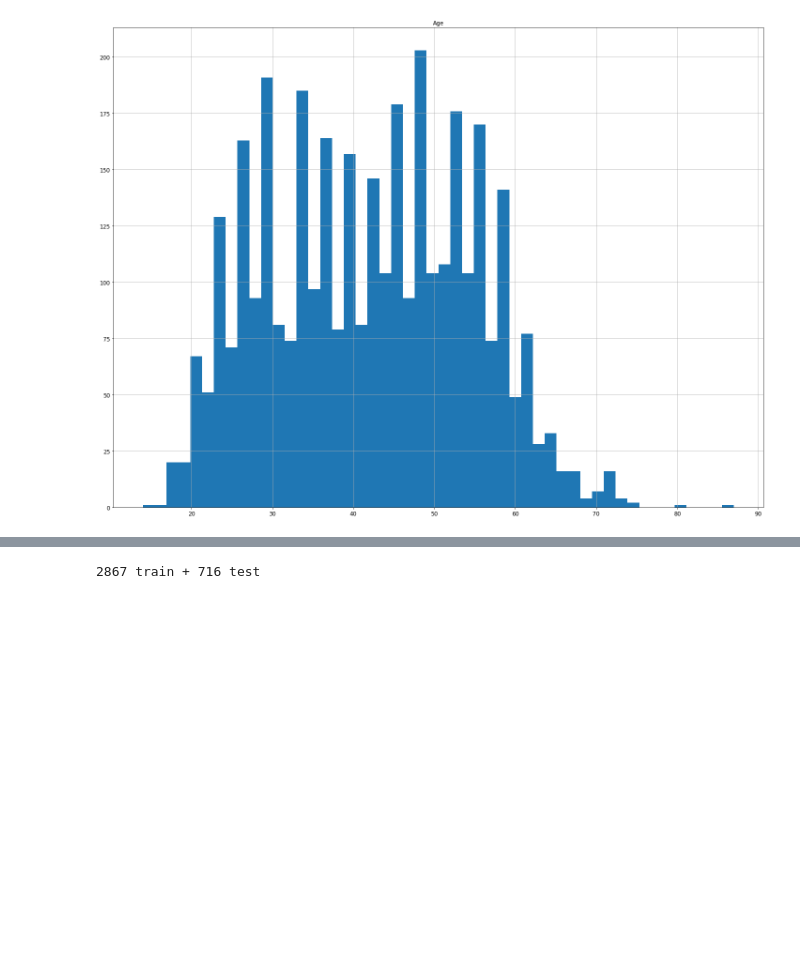
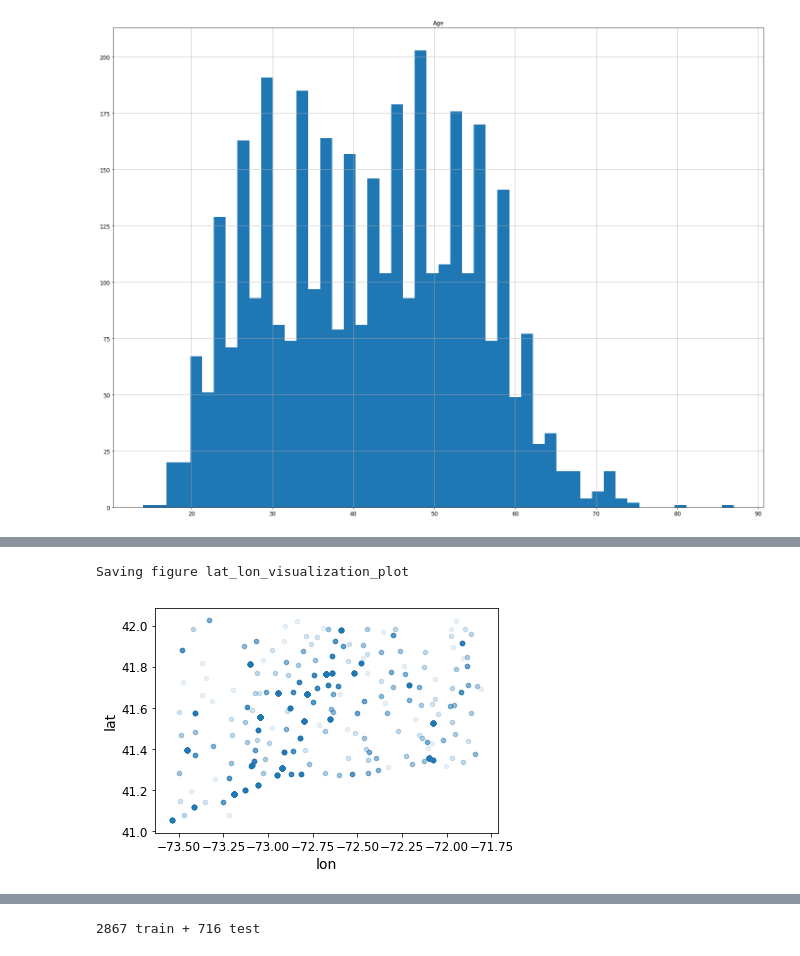
Before and after one commit to thilankam/opioid-data-ml, a Jupyter notebook: final_project.ipynb, the cells around one changed output, grey strips where cells are left out. Drawn from its saved outputs; the diff is of its cells as text; code cells hidden in the pictures; blank space fills up the shorter version.

```diff
--- a/final_project.ipynb
+++ b/final_project.ipynb
@@ -138,0 +213,6 @@ Saving figure age_histogram_plot
+# %%
+data.plot(kind="scatter", x="lon", y="lat", alpha=0.1)
+save_fig("lat_lon_visualization_plot")
+# %% [output]
+Saving figure lat_lon_visualization_plot
+[figure, added]
```
Also changed, not shown: parts of 26 cells of this notebook.
